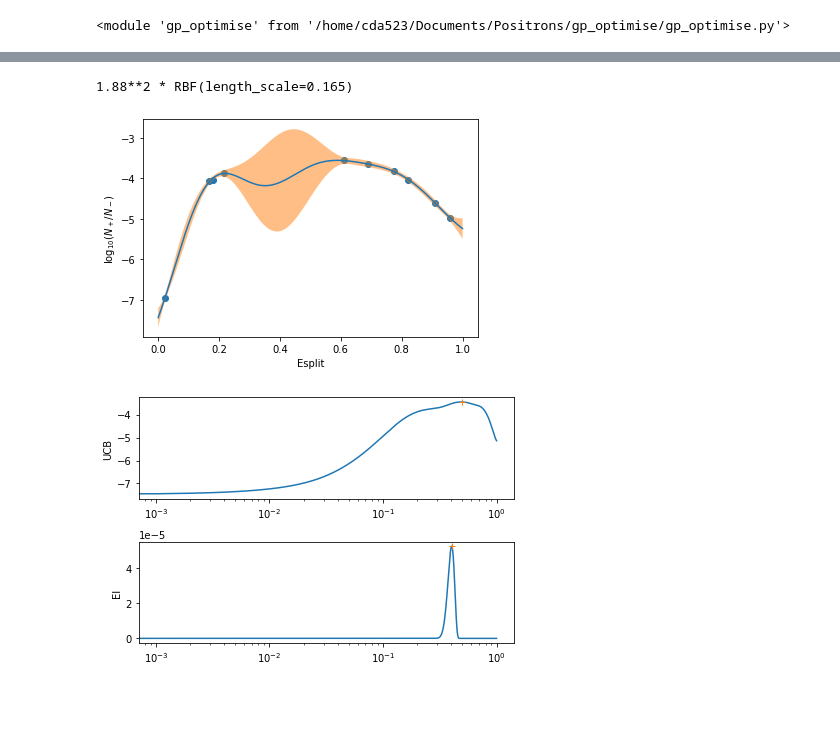
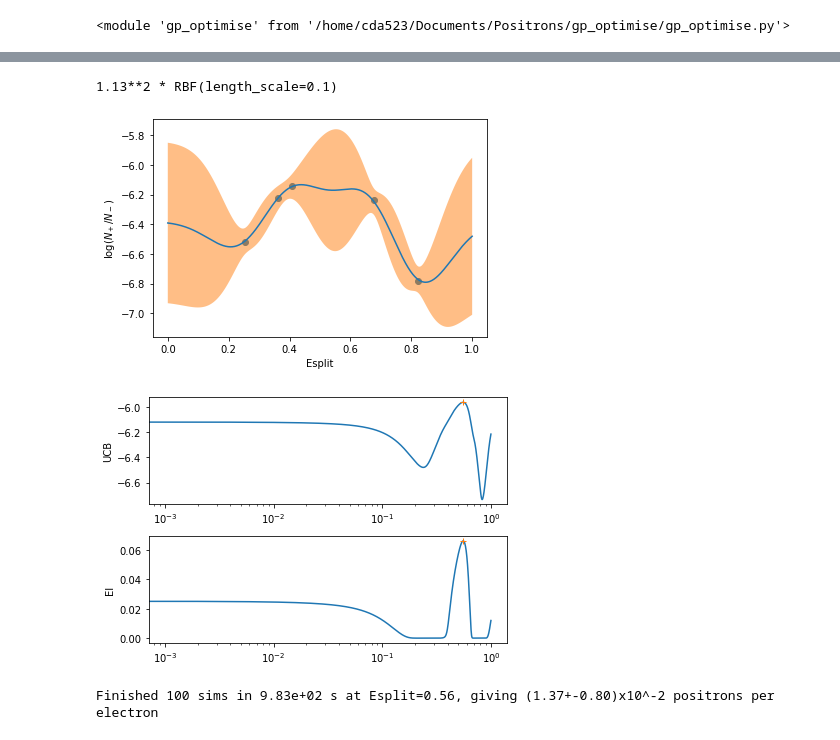
Before and after one commit to ChrisArran/gp_optimise, a Jupyter notebook: gp_test_MC.ipynb, the cells around one changed output, grey strips where cells are left out. Drawn from its saved outputs; the diff is of its cells as text; code cells hidden in the pictures; blank space fills up the shorter version.

Commit message:
Test of the Monte-Carlo combined with GPR. Seems to run well but needs a solid overnight run to be sure.

```diff
--- a/gp_test_MC.ipynb
+++ b/gp_test_MC.ipynb
@@ -37,13 +38,16 @@ a0 = np.sqrt(I0/2.1378e22)
 # %%
 # Define the MC functions to return positron number and rr rate
 # Keep the offsets outside the function so I can use the same consistent offsets throughout
+
+#dims = [{'name':'duration','type':'log-uniform','min':5,'max':100}]
+dims = [{'name':'Esplit','type':'uniform','min':0,'max':1}]
 
 z_offset = np.random.default_rng().normal(0, 0.5*t_std*3e8, Nsims)
 x_offset = np.random.default_rng().normal(0, r_std, Nsims)
 y_offset = np.random.default_rng().normal(0, r_std, Nsims)
 
 def estimate_positrons(params): # params = [Energy split]
-
+    t0 = time.time()
     positron = np.zeros((Nsims))
     for i in range(Nsims):
         positron[i] = sim_positrons_angle(a0*np.sqrt(params[0]), gamma0*(1-params[0])**gscale, gamma_spread,angle=15,
@@ -51,10 +55,18 @@ def estimate_positrons(params): # params = [Energy split]
                             duration_fwhm = duration0*1e-15, waist_fwhm = waist0*1e-6,
                             Nsamples=Nsamples, up_scale=up_scale, model="Quantum")
 
-    if np.mean(positron)<=0:
-        return -2*np.log10(Nsamples*up_scale),1.0/(np.log10(Nsamples*up_scale)*np.log(10))
-    else:
-        return np.log10(np.mean(positron)),np.std(positron)/(Nsims*np.mean(positron)*np.log(10))
+    mu = np.mean(positron)
+    sigma = np.std(positron)
+    if mu<=0:
+        mu = 1.0/(Nsamples*up_scale)**2
+        sigma = 1.0/(Nsamples*up_scale)**1.5
+
+    exponent = np.floor(np.log10(mu))
+    t1 = time.time()
+    print("Finished %0i sims in %0.2e s at %s=%0.2f, giving (%0.2f+-%0.2f)x10^%0i positrons per electron"
+          % (Nsims,t1-t0,dims[0]['name'],params[0],mu/10**exponent,sigma/np.sqrt(Nsims)/10**exponent,exponent))
+
+    return np.log(mu**2/np.sqrt(mu**2+sigma**2)),np.sqrt(np.log(1+sigma**2/mu**2)/Nsims)
 
 def estimate_rr(params): # params = [Energy split]
 
@@ -66,6 +78,3 @@ def estimate_rr(params): # params = [Energy split]
                             Nsamples=Nsamples, up_scale=up_scale, model="Quantum")
 
     return np.mean(rr),np.std(rr)
-
-#dims = [{'name':'duration','type':'log-uniform','min':5,'max':100}]
-dims = [{'name':'Esplit','type':'uniform','min':0,'max':1}]
@@ -99,22 +114,22 @@ gpo.initialise(Ninitial=10)
 # %%
 X_test = np.linspace(start=dims[0]['min'], stop=dims[0]['max'], num=1000).reshape(-1, 1)
 y_test,std_test = gpo.gaussian_process.predict(X_test, return_std=True)
 plt.scatter(gpo.X,gpo.y)
 plt.plot(X_test,y_test)
 plt.fill_between(X_test.ravel(),y_test-2*std_test,y_test+2*std_test,alpha=0.5)
 #plt.xscale('log')
 plt.xlabel(dims[0]['name'])
-plt.ylabel('log$_{10}(N_+/N_-)$')
+plt.ylabel('log$(N_+/N_-)$')
 gpo.gaussian_process.kernel_
 # %% [output]
-1.88**2 * RBF(length_scale=0.165)
+1.13**2 * RBF(length_scale=0.1)
-[figure, old version]
+[figure, new version]
 # %%
 acq_test1 = gpo.acquisition_function(X_test,explore=1,acq_fn='UCB')
-acq_test2 = gpo.acquisition_function(X_test,explore=0.1,acq_fn='EI')
+acq_test2 = gpo.acquisition_function(X_test,explore=0.01,acq_fn='EI')
 
 nxt1 = gpo.next_acquisition(Nacq=100,explore=1,acq_fn='UCB')
-nxt2 = gpo.next_acquisition(Nacq=100,explore=0.1,acq_fn='EI')
+nxt2 = gpo.next_acquisition(Nacq=100,explore=0.01,acq_fn='EI')
 
 plt.subplot(2,1,1)
 plt.plot(X_test,acq_test1)
@@ -123,15 +138,17 @@ plt.xscale('log')
 plt.ylabel('UCB')
 plt.subplot(2,1,2)
 plt.plot(X_test,acq_test2)
-plt.plot(nxt2,gpo.acquisition_function(nxt2,explore=0.1,acq_fn='EI'),'+')
+plt.plot(nxt2,gpo.acquisition_function(nxt2,explore=0.01,acq_fn='EI'),'+')
 plt.xscale('log')
 plt.ylabel('EI')
 plt.tight_layout()
 # %% [output]
-[figure, old version]
+[figure, new version]
 # %%
-N_new = 5
+N_new = 1
 gpo.optimise(N_new,Nacq=100,explore=0.01,acq_fn='EI')
+# %% [output]
+Finished 100 sims in 9.83e+02 s at Esplit=0.56, giving (1.37+-0.80)x10^-2 positrons per electron
 # %%
 plt.scatter(gpo.X,gpo.y)
 y_test,std_test = gpo.gaussian_process.predict(X_test, return_std=True)
```
Also changed, not shown: parts of 9 cells of this notebook.
